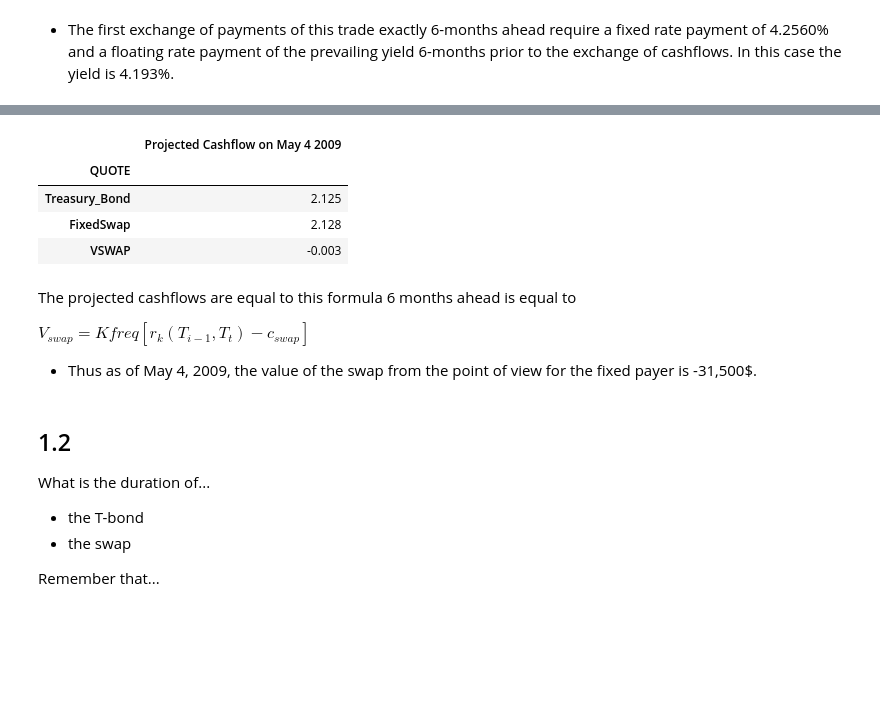
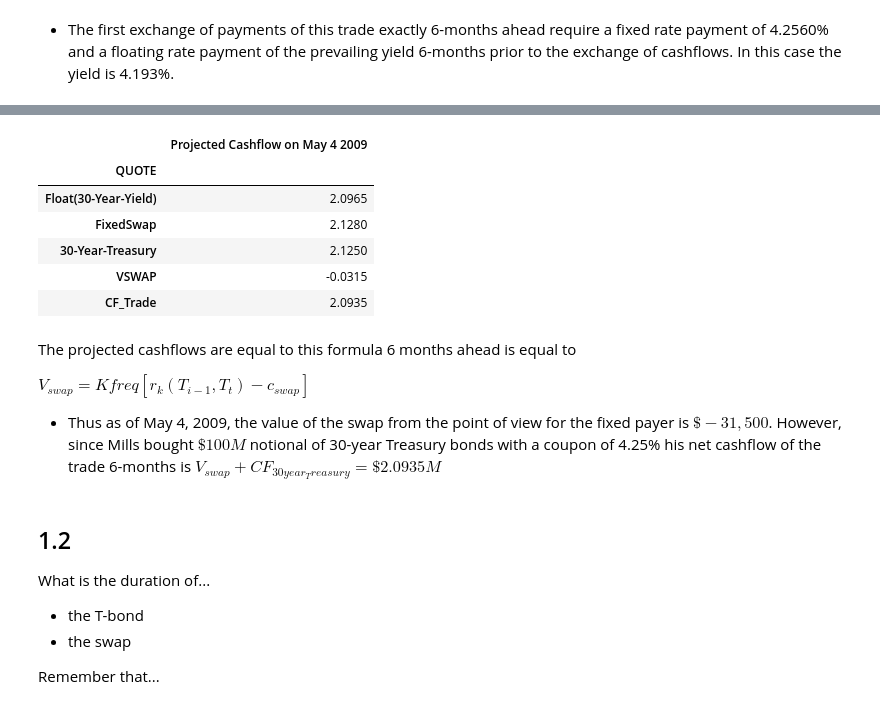
Before and after one commit to dcstein22/finm-fixedincome-2023, a Jupyter notebook: homework/Homework 3.ipynb, the cells around one changed output, grey strips where cells are left out. Cells and saved outputs as stored; diff of their text form; code cells hidden in the pictures; blank space fills up the shorter version.

```diff
--- a/homework/Homework 3.ipynb
+++ b/homework/Homework 3.ipynb
@@ -49,5 +54,5 @@ List the projected cashflows on May 4, 2009, exactly six months into the trade,
 # %%
-df = {'CALDT':['2008-11-4','2008-11-4'], 'TMATDT':['2038-11-4','2038-11-4',],'TCOUPRT':[.0425,.04256], 'QUOTE':['Treasury_Bond','FixedSwap']}
+df = {'CALDT':['2008-11-4','2008-11-4','2008-11-4'], 'TMATDT':['2038-11-4','2038-11-4','2038-11-4'],'TCOUPRT':[.04193,.04256,.0425], 'QUOTE':['Float(30-Year-Yield)','FixedSwap','30-Year-Treasury']}
 df_1 = pd.DataFrame(df).set_index('QUOTE')
 df_1['CALDT'] = pd.to_datetime(df_1['CALDT'])
 df_1['TMATDT'] = pd.to_datetime(df_1['TMATDT'])
@@ -62,20 +87,23 @@ CF
 # %%
-CF.loc['VSWAP',:] = CF.loc['Treasury_Bond',:]-CF.loc['FixedSwap',:]
+CF.loc['VSWAP',:] = CF.loc['Float(30-Year-Yield)',:]-CF.loc['FixedSwap',:]
+CF.loc['CF_Trade',:] = CF.loc['VSWAP',:] + CF.loc['30-Year-Treasury',:]
 # Multiply the CF by Notonal Value
-CF = CF*100
-CF.loc[:,'2009-05-04'].to_frame('Projected Cashflow on May 4 2009')
+
+CF.loc[:,'2009-05-04'].to_frame('Projected Cashflow on May 4 2009')*100
 # %% [output]
 |  | Projected Cashflow on May 4 2009 |
 | QUOTE |  |
-| Treasury_Bond | 2.125 |
-| FixedSwap | 2.128 |
-| VSWAP | -0.003 |
+| Float(30-Year-Yield) | 2.0965 |
+| FixedSwap | 2.1280 |
+| 30-Year-Treasury | 2.1250 |
+| VSWAP | -0.0315 |
+| CF_Trade | 2.0935 |
 # %% [markdown]
 The projected cashflows are equal to this formula 6 months ahead is equal to
 
 $V_{swap} = K freq[r_{k}(T_{i-1}, T_{t}) - c_{swap}]$
 
-- Thus as of May 4, 2009, the value of the swap from the point of view for the fixed payer is -31,500$.
+- Thus as of May 4, 2009, the value of the swap from the point of view for the fixed payer is $\$-31,500$. However, since Mills bought $\$100M$ notional of 30-year Treasury bonds with a coupon of 4.25% his net cashflow of the trade 6-months is $V_{swap} + CF_{30year_Treasury}  = \$2.0935M$
 # %% [markdown]
 ## 1.2
 
```
Also changed, not shown: parts of 6 cells of this notebook, 2 other files.
